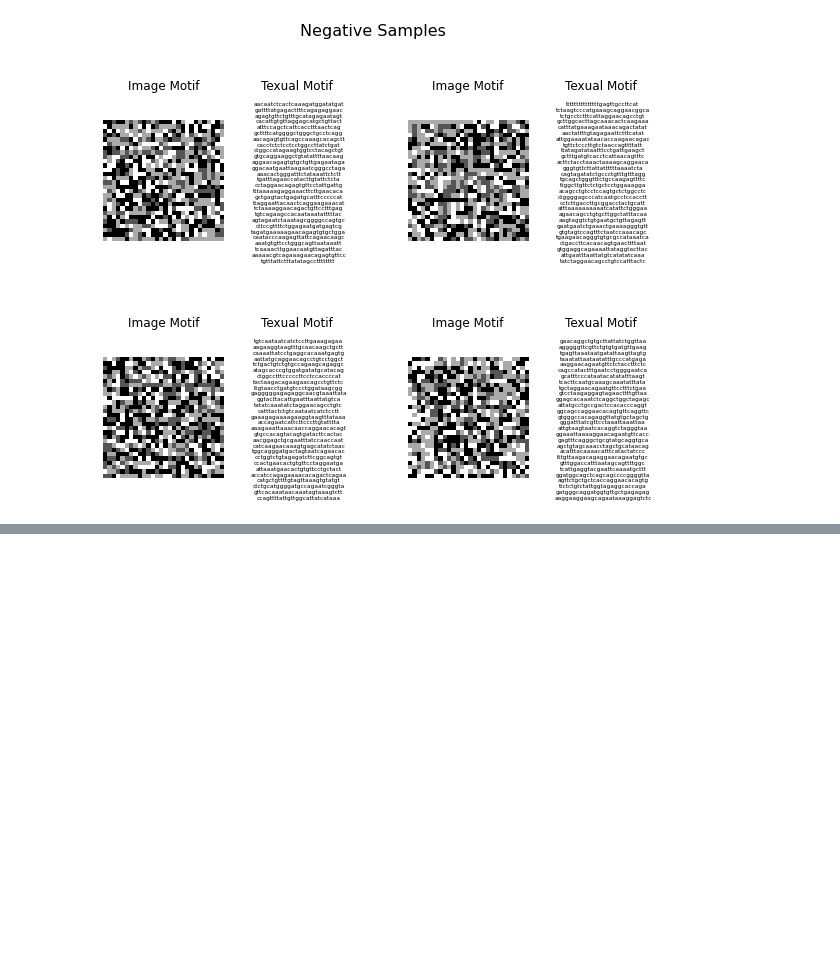
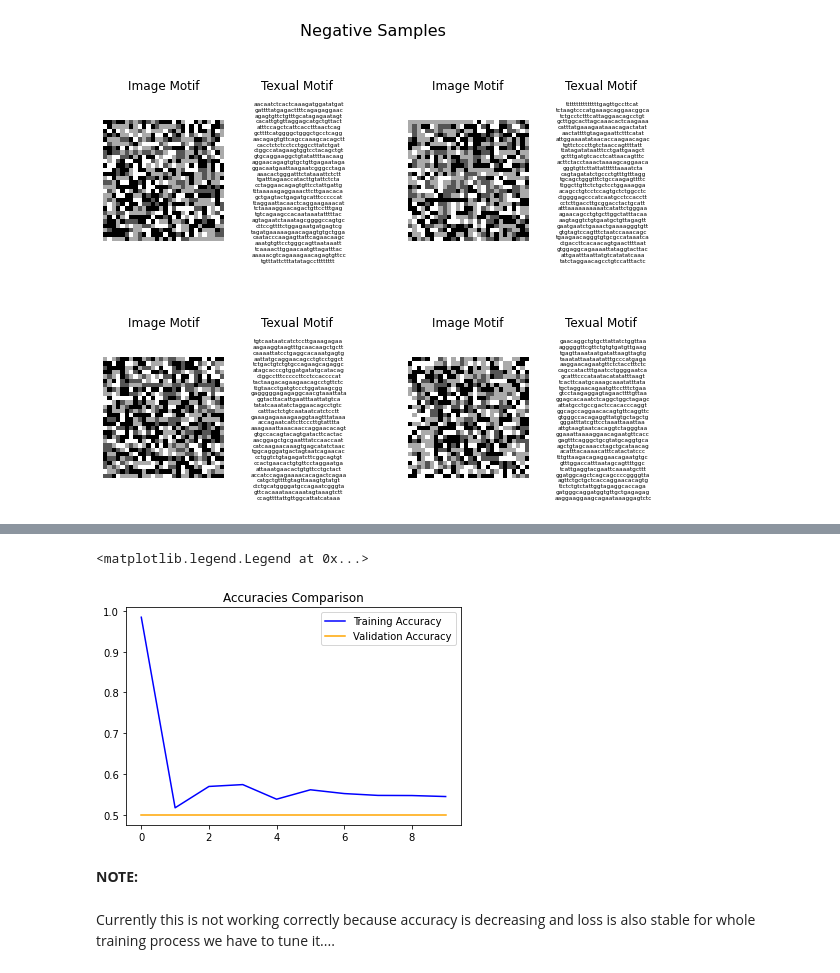
Before and after one commit to m3sibti/genomic_datascience, a Jupyter notebook: PixelMotifGAN.ipynb, the cells around one changed output, grey strips where cells are left out. Cells and saved outputs as stored; diff of their text form; code cells hidden in the pictures; blank space fills up the shorter version.

```diff
--- a/PixelMotifGAN.ipynb
+++ b/PixelMotifGAN.ipynb
@@ -484,0 +606,12 @@ show_coupled(data=(neg_imgs, neg_chars),
+# %%
+plt.title('Accuracies Comparison')
+plt.plot(hist.history['acc'], label='Training Accuracy', color='blue')
+plt.plot(hist.history['val_acc'], label='Validation Accuracy', color='orange')
+plt.legend()
+# %% [output]
+<matplotlib.legend.Legend at 0x...>
+[figure, added]
+# %% [markdown]
+**NOTE:**
+# %% [markdown]
+Currently this is not working correctly because accuracy is decreasing and loss is also stable for whole training process we have to tune it....
```
Also changed, not shown: parts of 15 cells of this notebook.
